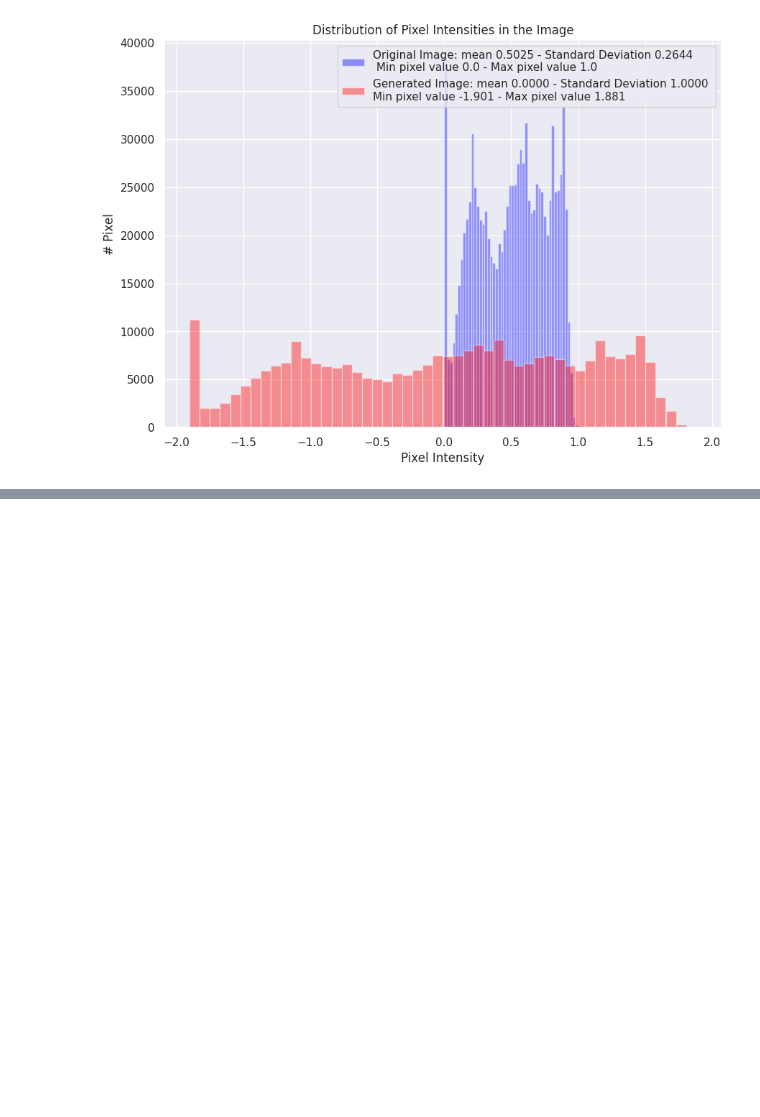
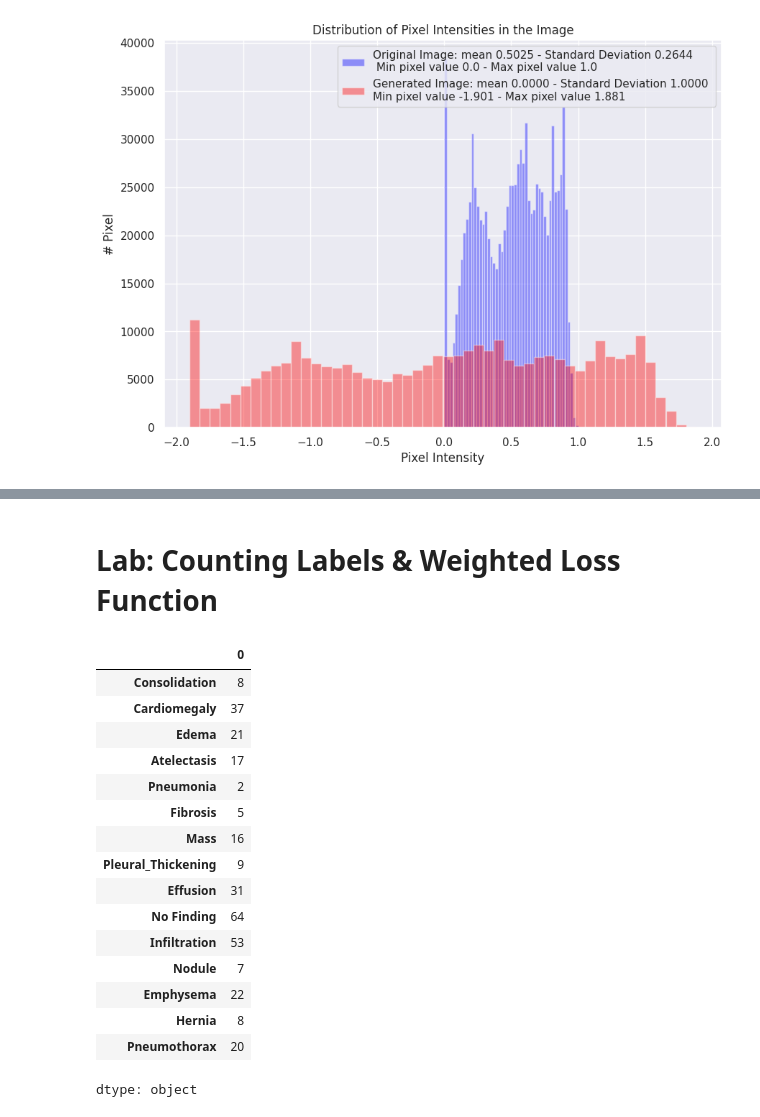
Before and after one commit to VasantiP/coursera, a Jupyter notebook: Medical_Image_Diagnosis_Chest_XRay_Data.ipynb, the cells around one changed output, grey strips where cells are left out. Drawn from its saved outputs; the diff is of its cells as text; code cells hidden in the pictures; blank space fills up the shorter version.

```diff
--- a/Medical_Image_Diagnosis_Chest_XRay_Data.ipynb
+++ b/Medical_Image_Diagnosis_Chest_XRay_Data.ipynb
@@ -303,0 +314,2 @@ Text(0, 0.5, '# Pixel')
+# %% [markdown]
+# Lab: Counting Labels & Weighted Loss Function
@@ -303,0 +319,20 @@ Text(0, 0.5, '# Pixel')
+# %%
+class_counts
+# %% [output]
+|  | 0 |
+| Consolidation | 8 |
+| Cardiomegaly | 37 |
+| Edema | 21 |
+| Atelectasis | 17 |
+| Pneumonia | 2 |
+| Fibrosis | 5 |
+| Mass | 16 |
+| Pleural_Thickening | 9 |
+| Effusion | 31 |
+| No Finding | 64 |
+| Infiltration | 53 |
+| Nodule | 7 |
+| Emphysema | 22 |
+| Hernia | 8 |
+| Pneumothorax | 20 |
+dtype: object
```
Also changed, not shown: parts of 8 cells of this notebook.
